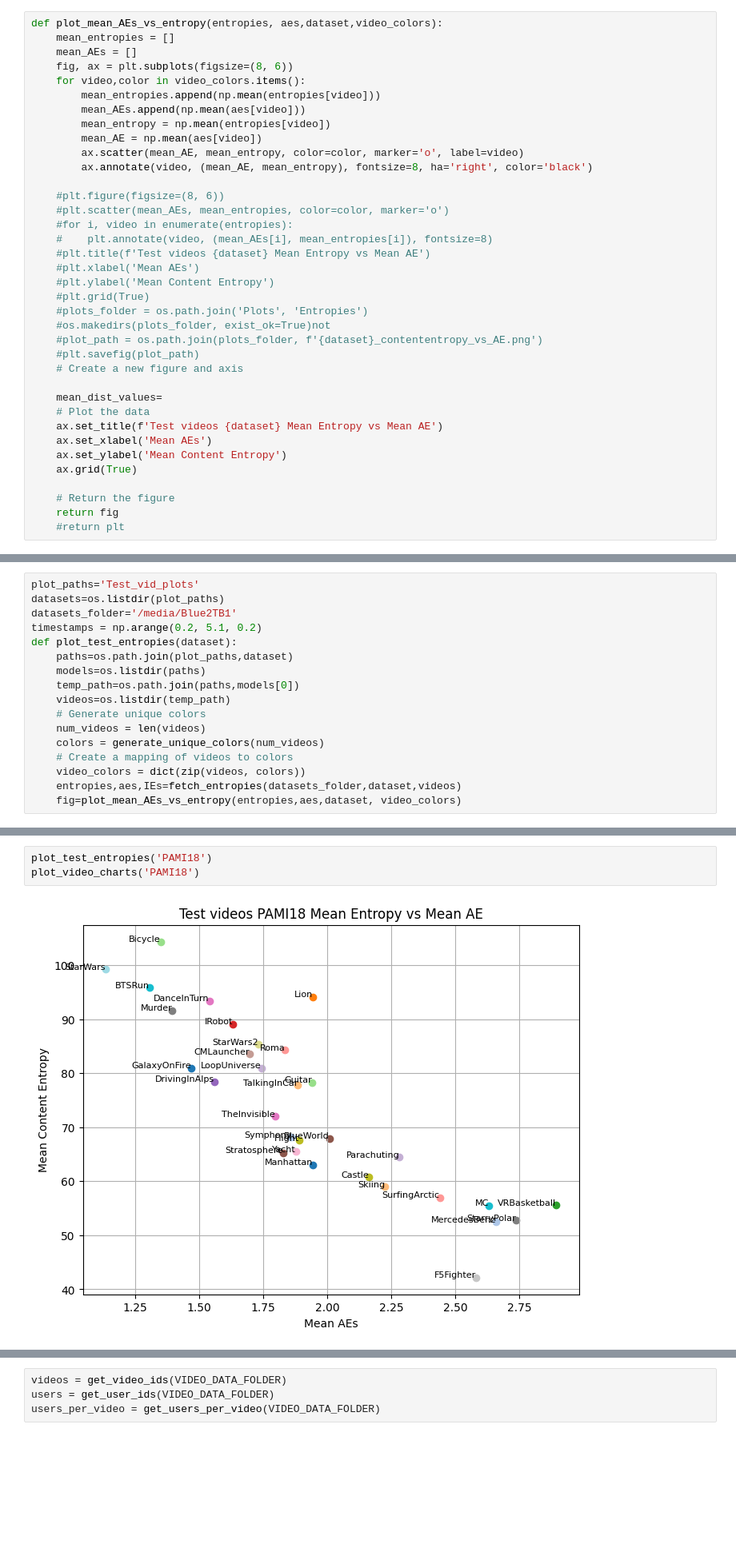
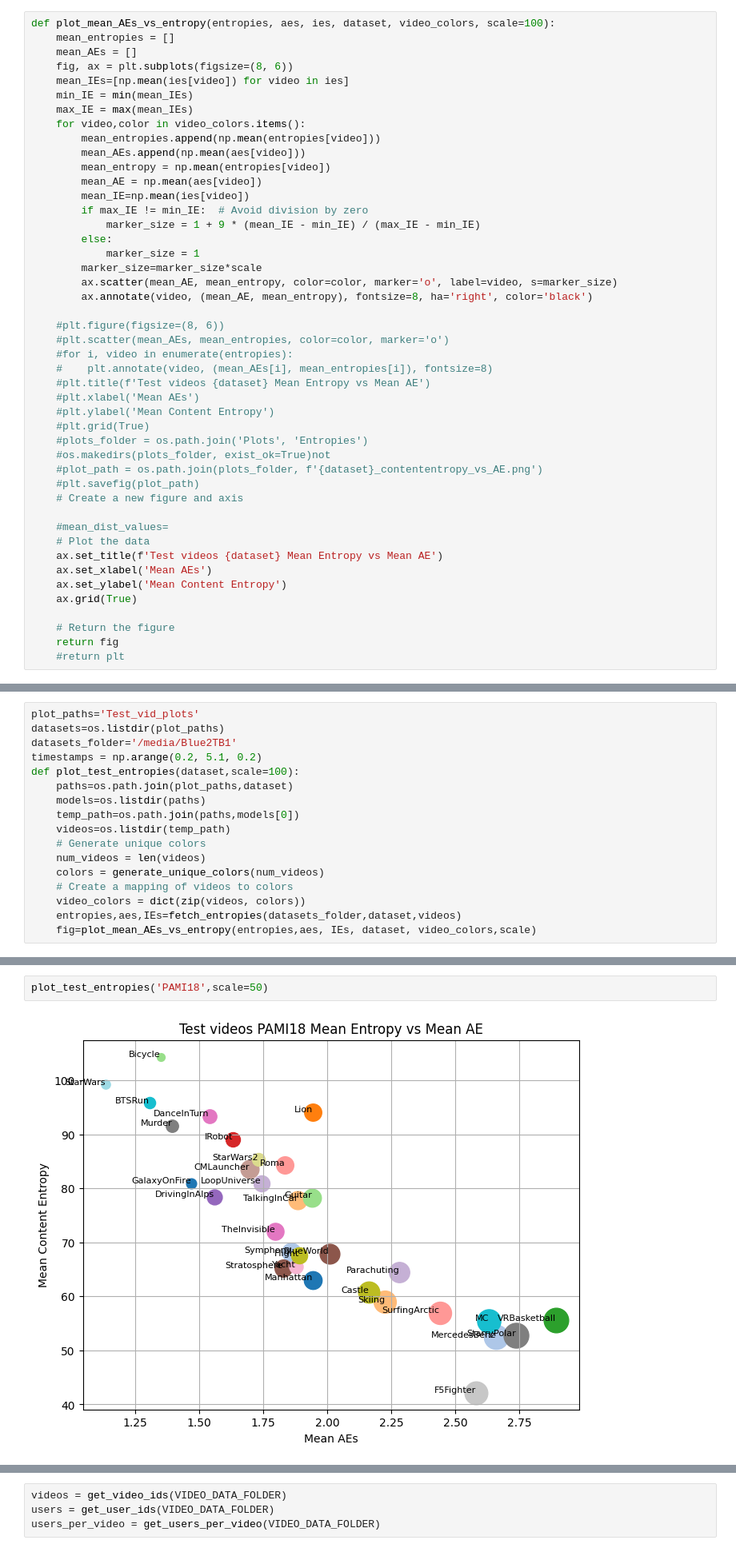
Before and after one commit to varun-pradhan-117/XR-pipeline, a Jupyter notebook: dat_fixing.ipynb, the cells around one changed output, grey strips where cells are left out. Shown at 80% size. Cells and saved outputs as stored; diff of their text form; blank space fills up the shorter version.

Commit message:
Plots for SITI and entropy

```diff
--- a/dat_fixing.ipynb
+++ b/dat_fixing.ipynb
@@ -118,16 +118,25 @@ def get_mean_test_accuracies(dataset):
                 print(f"File {dist_values_path} does not exist.")
     return model_dist_values
 # %%
-def plot_mean_AEs_vs_entropy(entropies, aes,dataset,video_colors):
+def plot_mean_AEs_vs_entropy(entropies, aes, ies, dataset, video_colors, scale=100):
     mean_entropies = []
     mean_AEs = []
     fig, ax = plt.subplots(figsize=(8, 6))
+    mean_IEs=[np.mean(ies[video]) for video in ies]
+    min_IE = min(mean_IEs)
+    max_IE = max(mean_IEs)
     for video,color in video_colors.items():
         mean_entropies.append(np.mean(entropies[video]))
         mean_AEs.append(np.mean(aes[video]))
         mean_entropy = np.mean(entropies[video])
         mean_AE = np.mean(aes[video])
-        ax.scatter(mean_AE, mean_entropy, color=color, marker='o', label=video)
+        mean_IE=np.mean(ies[video])
+        if max_IE != min_IE:  # Avoid division by zero
+            marker_size = 1 + 9 * (mean_IE - min_IE) / (max_IE - min_IE)
+        else:
+            marker_size = 1
+        marker_size=marker_size*scale
+        ax.scatter(mean_AE, mean_entropy, color=color, marker='o', label=video, s=marker_size)
         ax.annotate(video, (mean_AE, mean_entropy), fontsize=8, ha='right', color='black')
 
     #plt.figure(figsize=(8, 6))
@@ -144,7 +153,7 @@ def plot_mean_AEs_vs_entropy(entropies, aes,dataset,video_colors):
     #plt.savefig(plot_path)
     # Create a new figure and axis
 
-    mean_dist_values=
+    #mean_dist_values=
     # Plot the data
     ax.set_title(f'Test videos {dataset} Mean Entropy vs Mean AE')
     ax.set_xlabel('Mean AEs')
@@ -169,7 +178,7 @@ plot_paths='Test_vid_plots'
 datasets=os.listdir(plot_paths)
 datasets_folder='/media/Blue2TB1'
 timestamps = np.arange(0.2, 5.1, 0.2)
-def plot_test_entropies(dataset):
+def plot_test_entropies(dataset,scale=100):
     paths=os.path.join(plot_paths,dataset)
     models=os.listdir(paths)
     temp_path=os.path.join(paths,models[0])
@@ -180,7 +189,7 @@ def plot_test_entropies(dataset):
     # Create a mapping of videos to colors
     video_colors = dict(zip(videos, colors))
     entropies,aes,IEs=fetch_entropies(datasets_folder,dataset,videos)
-    fig=plot_mean_AEs_vs_entropy(entropies,aes,dataset, video_colors)
+    fig=plot_mean_AEs_vs_entropy(entropies,aes, IEs, dataset, video_colors,scale)
 # %%
 def plot_combined_distances_for_model(dist_values_per_video, video_colors, model, ax,dataset):
     """Plot combined orthodromic distances for all videos in a model."""
@@ -247,5 +251,4 @@ plot_video_charts('Jin_22')
 # %%
-plot_test_entropies('PAMI18')
-plot_video_charts('PAMI18')
+plot_test_entropies('PAMI18',scale=50)
 # %% [output]
-[figure, old version]
+[figure, new version]
```
Also changed, not shown: parts of 3 cells of this notebook, 2 other files.
